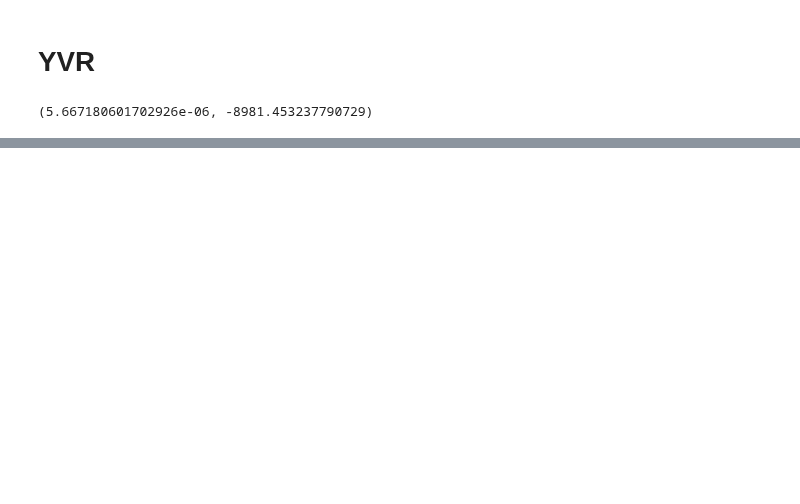
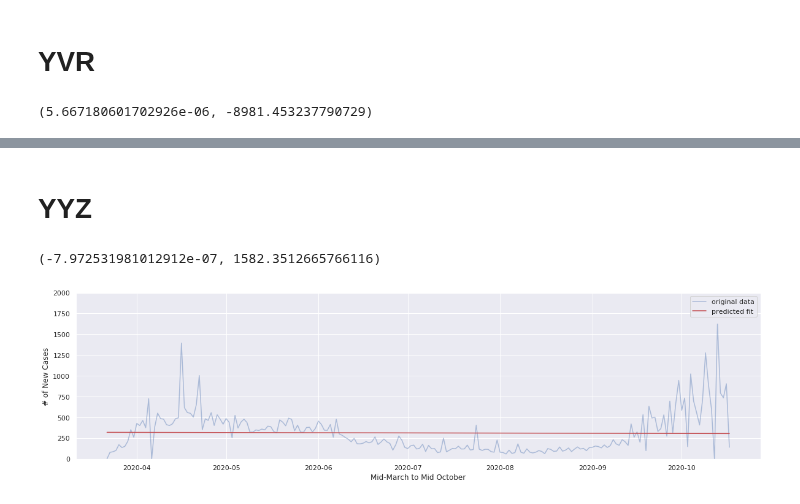
Before and after one commit to clement-ip/covid-airport-travel, a Jupyter notebook: analyze_covid_hubs.ipynb, the cells around one changed output, grey strips where cells are left out. Cells and saved outputs as stored; diff of their text form; code cells hidden in the pictures; blank space fills up the shorter version.

```diff
--- a/analyze_covid_hubs.ipynb
+++ b/analyze_covid_hubs.ipynb
@@ -74,0 +117,24 @@ yvrCases.describe()
+# %% [markdown]
+# YYZ
+# %%
+yyzCases["Date"] = pd.to_datetime(yyzCases["Date"])
+yyzCases = yyzCases.drop(columns = ["Unnamed: 0", "Unnamed: 0.1", "Unnamed: 0.1.1", "Unnamed: 0.1.1.1"])
+yyzCases.loc[0,"Difference"] = 0
+yyzCases["timestamp"] = yyzCases["Date"].apply(makeTimestamp)
+fit = stats.linregress(yyzCases["timestamp"], yyzCases["Difference"])
+yyzCases["Prediction"] = yyzCases["timestamp"] * fit.slope + fit.intercept
+fit.slope, fit.intercept
+# %% [output]
+(-7.972531981012912e-07, 1582.3512665766116)
+# %%
+# Plot daily new cases
+plt.figure(figsize = (20,5))
+plt.ylim(-5,2000)
+plt.xlabel("Mid-March to Mid October")
+plt.ylabel("# of New Cases")
+plt.plot(yyzCases["Date"], yyzCases["Difference"], 'b-', label = 'original data', alpha = 0.4)
+plt.plot(yyzCases["Date"], yyzCases["Prediction"], 'r-', label = 'predicted fit')
+plt.legend()
+plt.show()
+# %% [output]
+[figure, added]
```
Also changed, not shown: parts of 17 cells of this notebook.
